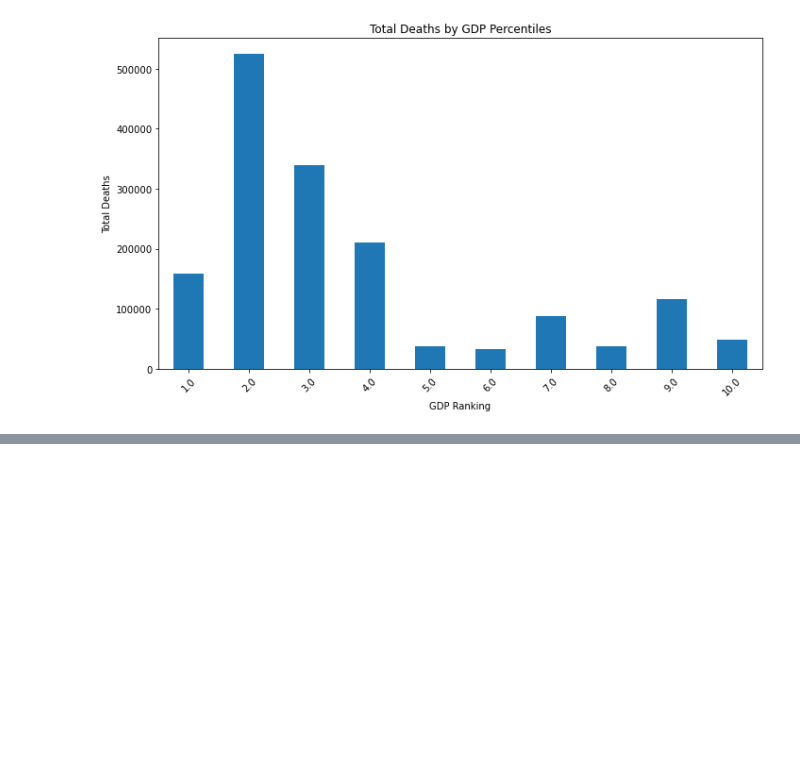
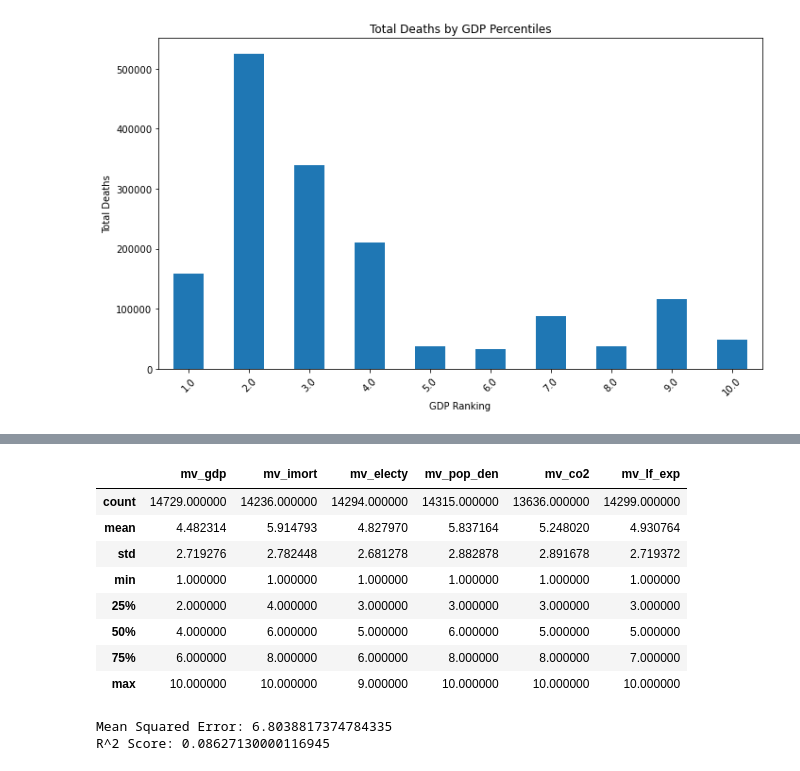
Before and after one commit to harrissamuel/24Spr_-S-Harris-_-disasters-, a Jupyter notebook: Sample_Capstone/code/data_analysis/data_analysis.ipynb, the cells around one changed output, grey strips where cells are left out. Drawn from its saved outputs; the diff is of its cells as text; code cells hidden in the pictures; blank space fills up the shorter version.

```diff
--- a/Sample_Capstone/code/data_analysis/data_analysis.ipynb
+++ b/Sample_Capstone/code/data_analysis/data_analysis.ipynb
@@ -743,0 +760,13 @@ plt.show()
+# %%
+df[['mv_gdp', 'mv_imort', 'mv_electy', 'mv_pop_den',
+       'mv_co2', 'mv_lf_exp']].describe()
+# %% [output]
+|  | mv_gdp | mv_imort | mv_electy | mv_pop_den | mv_co2 | mv_lf_exp |
+| count | 14729.000000 | 14236.000000 | 14294.000000 | 14315.000000 | 13636.000000 | 14299.000000 |
+| mean | 4.482314 | 5.914793 | 4.827970 | 5.837164 | 5.248020 | 4.930764 |
+| std | 2.719276 | 2.782448 | 2.681278 | 2.882878 | 2.891678 | 2.719372 |
+| min | 1.000000 | 1.000000 | 1.000000 | 1.000000 | 1.000000 | 1.000000 |
+| 25% | 2.000000 | 4.000000 | 3.000000 | 3.000000 | 3.000000 | 3.000000 |
+| 50% | 4.000000 | 6.000000 | 5.000000 | 6.000000 | 5.000000 | 5.000000 |
+| 75% | 6.000000 | 8.000000 | 6.000000 | 8.000000 | 8.000000 | 7.000000 |
+| max | 10.000000 | 10.000000 | 9.000000 | 10.000000 | 10.000000 | 10.000000 |
@@ -743,0 +775,41 @@ plt.show()
+# %%
+import numpy as np
+import pandas as pd
+from sklearn.model_selection import train_test_split
+from sklearn.pipeline import make_pipeline
+from sklearn.impute import SimpleImputer
+from sklearn.linear_model import LinearRegression
+from sklearn.metrics import mean_squared_error, r2_score
+
+_d = df.dropna(subset=['Total Deaths'])
+
+# Split the dataset into features (X) and target variable (y)
+X = _d[['mv_gdp', 'mv_imort', 'mv_electy', 'mv_pop_den',
+       'mv_co2', 'mv_lf_exp']]  # Features
+y = _d['Total Deaths'] # Target variable
+
+# Normalize the target variable to a scale between 0 and 10 based on percentiles
+y_percentile = np.percentile(y, [0, 10, 20, 30, 40, 50, 60, 70, 80, 90, 100])
+y_normalized = np.searchsorted(y_percentile, y) * 10 / len(y_percentile)
+
+# Split the dataset into training and testing sets
+X_train, X_test, y_train, y_test = train_test_split(X, y_normalized, test_size=0.2, random_state=42)
+
+# Create a pipeline with imputer and linear regression
+pipeline = make_pipeline(SimpleImputer(strategy='mean'), LinearRegression())
+
+# Train the model using the pipeline
+pipeline.fit(X_train, y_train)
+
+# Make predictions on the testing set
+y_pred = pipeline.predict(X_test)
+
+# Evaluate the performance of the model
+mse = mean_squared_error(y_test, y_pred)
+r2 = r2_score(y_test, y_pred)
+
+print('Mean Squared Error:', mse)
+print('R^2 Score:', r2)
+# %% [output]
+Mean Squared Error: 6.8038817374784335
+R^2 Score: 0.08627130000116945
```
Also changed, not shown: parts of 15 cells of this notebook.
